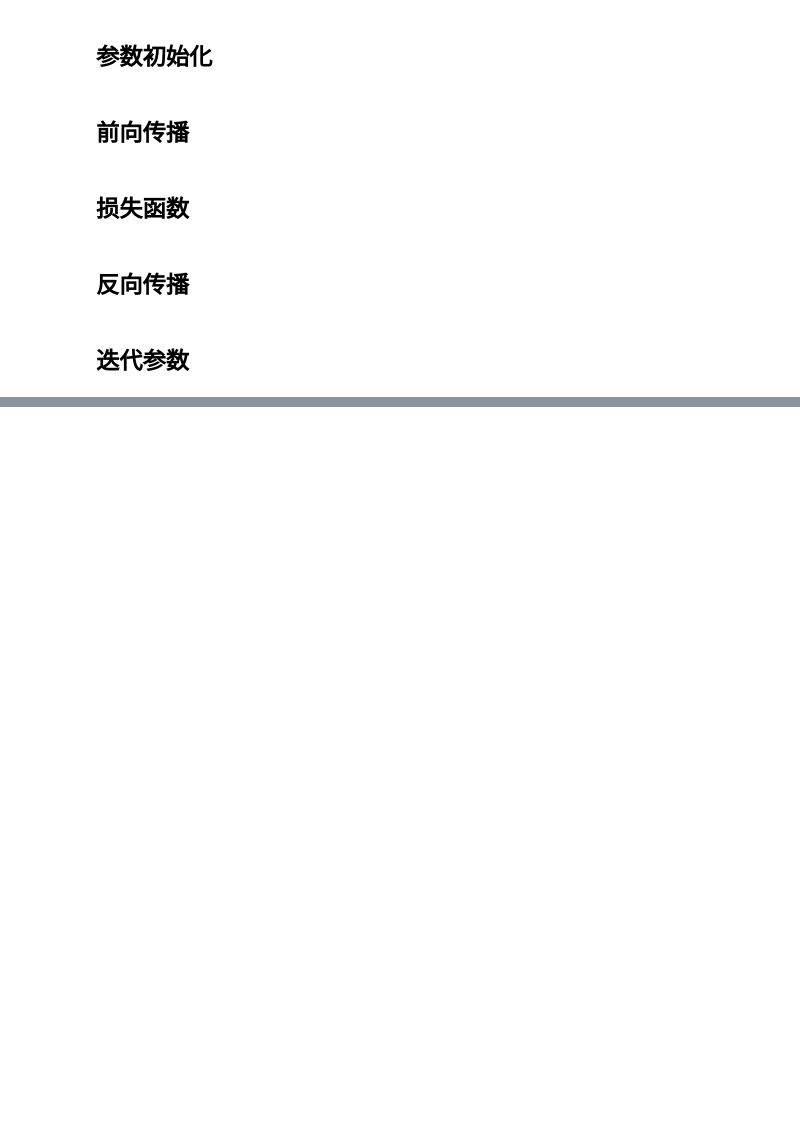
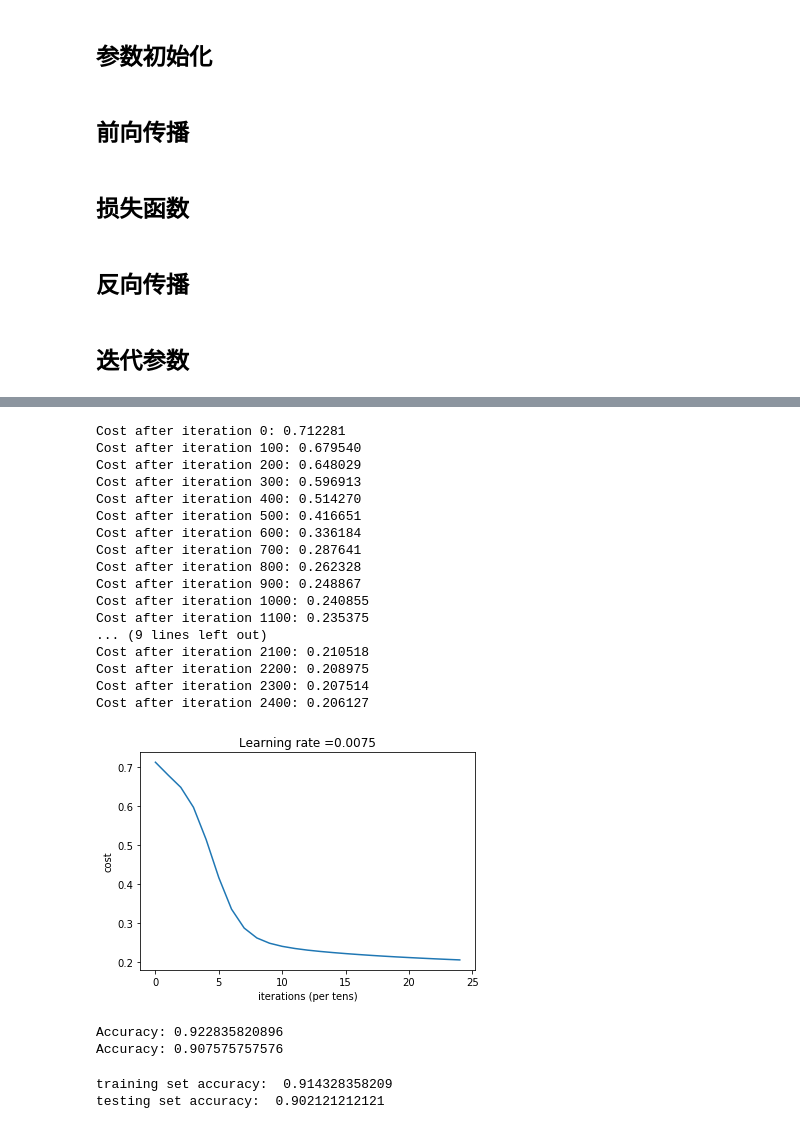
Before and after one commit to niudd/deeplearning_Andrew_Ng_Coursera, a Jupyter notebook: 代码整理-DNN算法-Python实现/笔记2 -- DNN深度神经网络实现.ipynb, the cells around one changed output, grey strips where cells are left out. Saved outputs shown, nothing was run; the diff lists cells and outputs as text; code cells hidden in the pictures; blank space fills up the shorter version.

```diff
--- a/代码整理-DNN算法-Python实现/笔记2 -- DNN深度神经网络实现.ipynb
+++ b/代码整理-DNN算法-Python实现/笔记2 -- DNN深度神经网络实现.ipynb
@@ -341,0 +530,57 @@ def L_model_backward(AL, Y, caches):
+# %%
+# make artificial data
+from sklearn.datasets import make_classification
+from sklearn.cross_validation import train_test_split
+
+X, y = make_classification(n_samples=10000, n_features=100, n_redundant=20, n_classes=2)
+
+X_train, X_test, y_train, y_test = train_test_split(X, y, test_size=0.33, random_state=444)
+
+X_train_trans = X_train.T
+X_test_trans = X_test.T
+y_train_trans = y_train.reshape((y_train.shape[0], 1)).T
+y_test_trans = y_test.reshape((y_test.shape[0], 1)).T
+
+# trianing
+layers_dims = [X_train_trans.shape[0], 20, 7, 5, 1] #  5-layer model
+parameters = L_layer_model(X_train_trans, y_train_trans, layers_dims, learning_rate=0.0075, num_iterations = 2500,
+                           print_cost = True, print_verbose = False)
+# accuracy
+pred_train = predict(X_train_trans, y_train_trans, parameters)
+pred_test = predict(X_test_trans, y_test_trans, parameters)
+# %% [output]
+Cost after iteration 0: 0.712281
+Cost after iteration 100: 0.679540
+Cost after iteration 200: 0.648029
+Cost after iteration 300: 0.596913
+Cost after iteration 400: 0.514270
+Cost after iteration 500: 0.416651
+Cost after iteration 600: 0.336184
+Cost after iteration 700: 0.287641
+Cost after iteration 800: 0.262328
+Cost after iteration 900: 0.248867
+Cost after iteration 1000: 0.240855
+Cost after iteration 1100: 0.235375
+... (9 lines left out)
+Cost after iteration 2100: 0.210518
+Cost after iteration 2200: 0.208975
+Cost after iteration 2300: 0.207514
+Cost after iteration 2400: 0.206127
+[figure, added]
+Accuracy: 0.922835820896
+Accuracy: 0.907575757576
+# %%
+# compared to sklearn
+from sklearn.linear_model import LogisticRegression
+from sklearn.metrics import accuracy_score
+
+# training
+clf = LogisticRegression(C=1.0)
+clf.fit(X_train, y_train)
+
+# accuracy
+print('training set accuracy: ', accuracy_score(y_train, clf.predict(X_train)))
+print('testing set accuracy: ', accuracy_score(y_test, clf.predict(X_test)))
+# %% [output]
+training set accuracy:  0.914328358209
+testing set accuracy:  0.902121212121
```
Also changed, not shown: parts of 15 cells of this notebook.
